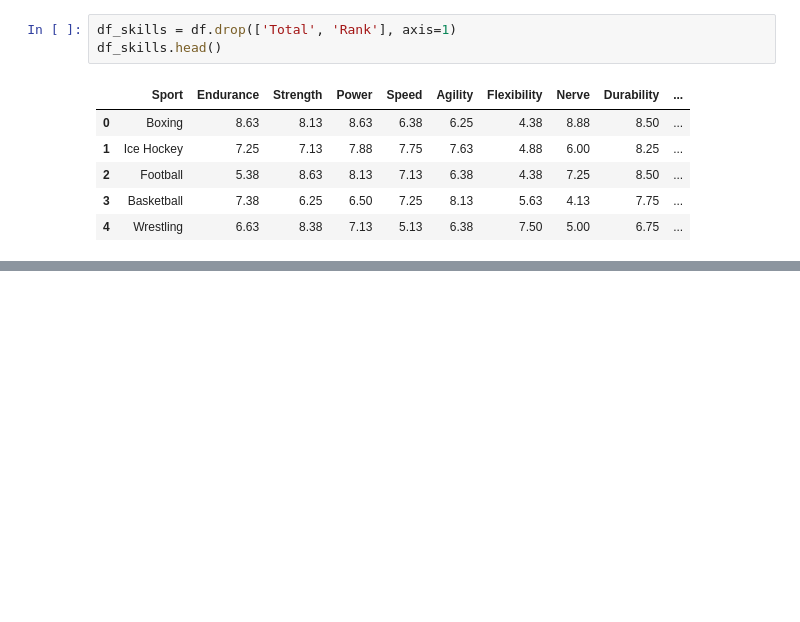
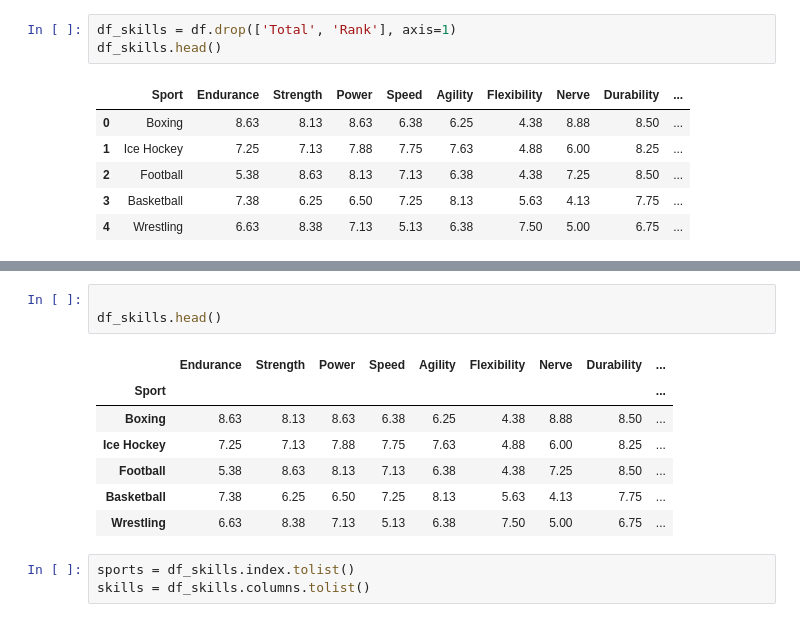
Before and after one commit to nicolaszuleta95/Data-Science-Portfolio, a Jupyter notebook: projects/SportsBySkill/SportsBySkill.ipynb, the cells around one changed output, grey strips where cells are left out. Drawn from its saved outputs; the diff is of its cells as text; blank space fills up the shorter version.

```diff
--- a/projects/SportsBySkill/SportsBySkill.ipynb
+++ b/projects/SportsBySkill/SportsBySkill.ipynb
@@ -85,0 +97,14 @@ Text(220.72222222222223, 0.5, 'Sport')
+# %%
+
+df_skills.head()
+# %% [output]
+|  | Endurance | Strength | Power | Speed | Agility | Flexibility | Nerve | Durability | ... |
+| Sport |  |  |  |  |  |  |  |  | ... |
+| Boxing | 8.63 | 8.13 | 8.63 | 6.38 | 6.25 | 4.38 | 8.88 | 8.50 | ... |
+| Ice Hockey | 7.25 | 7.13 | 7.88 | 7.75 | 7.63 | 4.88 | 6.00 | 8.25 | ... |
+| Football | 5.38 | 8.63 | 8.13 | 7.13 | 6.38 | 4.38 | 7.25 | 8.50 | ... |
+| Basketball | 7.38 | 6.25 | 6.50 | 7.25 | 8.13 | 5.63 | 4.13 | 7.75 | ... |
+| Wrestling | 6.63 | 8.38 | 7.13 | 5.13 | 6.38 | 7.50 | 5.00 | 6.75 | ... |
+# %%
+sports = df_skills.index.tolist()
+skills = df_skills.columns.tolist()
```
Also changed, not shown: parts of 7 cells of this notebook.
